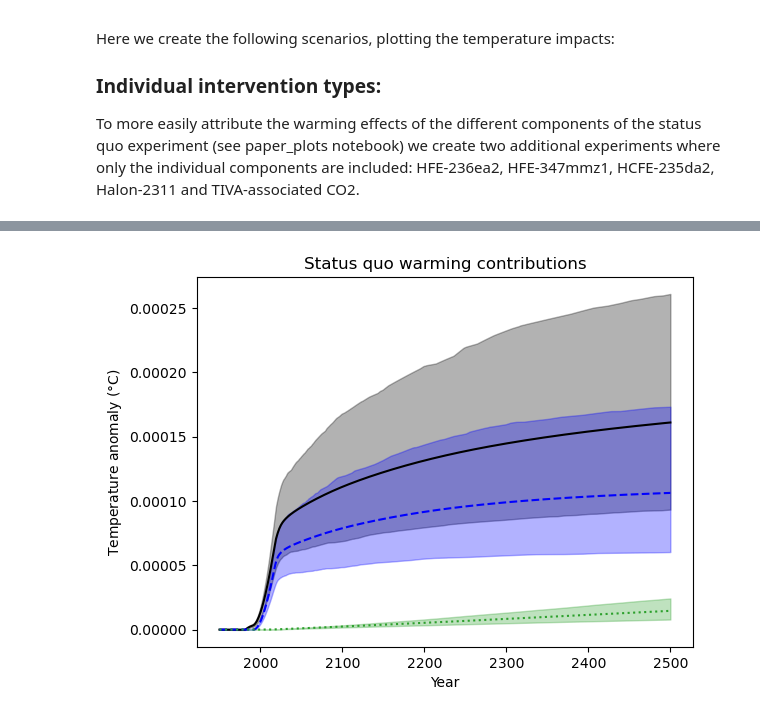
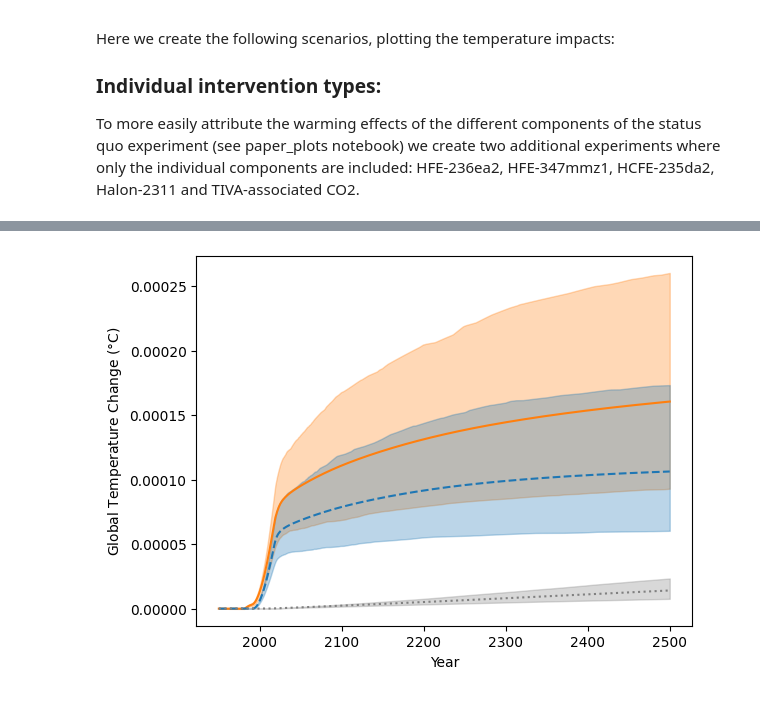
Before and after one commit to alejandroromeroprieto/anaesthetic-project, a Jupyter notebook: notebooks/paper_plots_status_quo_decomposition.ipynb, the cells around one changed output, grey strips where cells are left out. Cells and saved outputs as stored; diff of their text form; code cells hidden in the pictures.

```diff
--- a/notebooks/paper_plots_status_quo_decomposition.ipynb
+++ b/notebooks/paper_plots_status_quo_decomposition.ipynb
@@ -896,23 +856,23 @@ fill(f_status_q_tiva.emissions, emissions_4_status_q_tiva, specie="Halon-2311")
 
 
 # Also include historical emissions associated with TIVA interventions for the last 25 years
-# 40.000.000 interventions per annum
-# - Carbon: 1370.82 grams of CO2 * 1-15 to convert to GtCO2
-# - Methane: 0.023199531 grams of CH4 * 1-12 to convert to Mt CH4
-# - Nitrous oxide: 0.065732004 grams of N20 * 1-12 to convert to Mt N20
+# 58.700.000 interventions per annum
+# - Carbon: 1124.1 grams of CO2 * 1-15 to convert to GtCO2
+# - Methane: 0.0214686 grams of CH4 * 1-12 to convert to Mt CH4
+# - Nitrous oxide: 0.0608277 grams of N20 * 1-12 to convert to Mt N20
 TIVA_emissions_status_q_tiva_carbon = np.zeros(750)
 TIVA_emissions_status_q_tiva_ch4 = np.zeros(750)
 TIVA_emissions_status_q_tiva_n2o = np.zeros(750)
-# Linear increase from 0 → 50 million interventions over 25 years
-interventions_linear_status_q_tiva = np.linspace(0, 50_000_000, 25)
-TIVA_emissions_status_q_tiva_carbon[250:275] = interventions_linear_status_q_tiva * 1370.82 * 1e-15
-TIVA_emissions_status_q_tiva_ch4[250:275] = interventions_linear_status_q_tiva * 0.023199531 * 1e-12
-TIVA_emissions_status_q_tiva_n2o[250:275] = interventions_linear_status_q_tiva * 0.065732004 * 1e-12
+# Linear increase from 0 → 58,7 million interventions over 25 years
+interventions_linear_status_q_tiva = np.linspace(0, 58_700_000, 25)
+TIVA_emissions_status_q_tiva_carbon[250:275] = interventions_linear_status_q_tiva * 1124.1 * 1e-15
+TIVA_emissions_status_q_tiva_ch4[250:275] = interventions_linear_status_q_tiva * 0.0214686 * 1e-12
+TIVA_emissions_status_q_tiva_n2o[250:275] = interventions_linear_status_q_tiva * 0.0608277 * 1e-12
 
 # From then onwards, assume that the same number of interventions are performed with TIVA
-TIVA_emissions_status_q_tiva_carbon[275:] = interventions_linear_status_q_tiva[-1] * 1370.82 * 1e-15
-TIVA_emissions_status_q_tiva_ch4[275:] = interventions_linear_status_q_tiva[-1] * 0.023199531 * 1e-12
-TIVA_emissions_status_q_tiva_n2o[275:] = interventions_linear_status_q_tiva[-1] * 0.065732004 * 1e-12
+TIVA_emissions_status_q_tiva_carbon[275:] = interventions_linear_status_q_tiva[-1] * 1124.1 * 1e-15
+TIVA_emissions_status_q_tiva_ch4[275:] = interventions_linear_status_q_tiva[-1] * 0.0214686 * 1e-12
+TIVA_emissions_status_q_tiva_n2o[275:] = interventions_linear_status_q_tiva[-1] * 0.0608277 * 1e-12
 
 
 f_status_q_tiva.emissions.loc[dict(specie='CO2 FFI')] = f_status_q_tiva.emissions.loc[dict(specie='CO2 FFI')] + TIVA_emissions_status_q_tiva_carbon[:, np.newaxis, np.newaxis]
@@ -1087,35 +1058,35 @@ Status quo TIVA contribution 0.146 (0.079, 0.242) × 10^-4 °C
 # %%
 # Now plotting the total status quo scenario with with only the desflurane and TIVA components
 
 initial_year = 1950 - 1750
 
-plt.plot(timebounds_1[initial_year:], mean_f_status_quo_temperature[initial_year:], label='Status quo', color="black")
-plt.fill_between(timebounds_1[initial_year:], p05_f_status_quo_temperature[initial_year:], p95_f_status_quo_temperature[initial_year:], alpha=0.3, color="black")
+plt.plot(timebounds_1[initial_year:], mean_f_status_quo_temperature[initial_year:], label='Status quo', color='#ff7f0e')
+plt.fill_between(timebounds_1[initial_year:], p05_f_status_quo_temperature[initial_year:], p95_f_status_quo_temperature[initial_year:], alpha=0.3, color='#ff7f0e')
 
 # Desflurane contribution
-plt.plot(timebounds_1[initial_year:], mean_f_status_q_desflurane_temperature[initial_year:], label='Desflurane contribution', linestyle='--', color="blue")
-plt.fill_between(timebounds_1[initial_year:], p05_f_status_q_desflurane_temperature[initial_year:], p95_f_status_q_desflurane_temperature[initial_year:], alpha=0.3, color="blue")
+plt.plot(timebounds_1[initial_year:], mean_f_status_q_desflurane_temperature[initial_year:], label='Desflurane contribution', linestyle='--', color='#1f77b4')
+plt.fill_between(timebounds_1[initial_year:], p05_f_status_q_desflurane_temperature[initial_year:], p95_f_status_q_desflurane_temperature[initial_year:], alpha=0.3,color='#1f77b4')
 
 # TIVA contribution
-plt.plot(timebounds_1[initial_year:], mean_f_status_q_tiva_temperature[initial_year:], label='TIVA contribution', linestyle=':', color="tab:green")
-plt.fill_between(timebounds_1[initial_year:], p05_f_status_q_tiva_temperature[initial_year:], p95_f_status_q_tiva_temperature[initial_year:], alpha=0.3, color="tab:green")
+plt.plot(timebounds_1[initial_year:], mean_f_status_q_tiva_temperature[initial_year:], label='TIVA contribution', linestyle=':', color='gray')
+plt.fill_between(timebounds_1[initial_year:], p05_f_status_q_tiva_temperature[initial_year:], p95_f_status_q_tiva_temperature[initial_year:], alpha=0.3, color='gray')
 
-# # TIVA contribution
+# # TIVA contribution check
 # plt.plot(timebounds_1[initial_year:], mean_f_status_q_tiva_temperature[initial_year:] +  mean_f_status_q_desflurane_temperature[initial_year:], label='Desflurane + TIVA contributions', linestyle=':')
 # plt.fill_between(timebounds_1[initial_year:], p05_f_status_q_tiva_temperature[initial_year:]  + p05_f_status_q_desflurane_temperature, p95_f_status_q_tiva_temperature[initial_year:] + p95_f_status_q_desflurane_temperature, alpha=0.3)
 
 
 
-plt.title('Status quo warming contributions')
+#plt.title('Status quo warming contributions')
 plt.xlabel('Year')
-plt.ylabel('Temperature anomaly ($\degree$C)')
+plt.ylabel(r'Global Temperature Change ($\degree$C)')
 # plt.legend()
 
 ax = plt.gca()
 # ax.yaxis.set_major_formatter(ticker.ScalarFormatter(useMathText=True))
 # ax.ticklabel_format(axis='y', style='sci', scilimits=(-4, -4))
 
 plt.savefig("status_quo_warming_contributions.png", dpi=300, bbox_inches="tight")
 plt.show()
 # %% [output]
-[figure, old version]
+[figure, new version]
```
Also changed, not shown: parts of 13 cells of this notebook.
